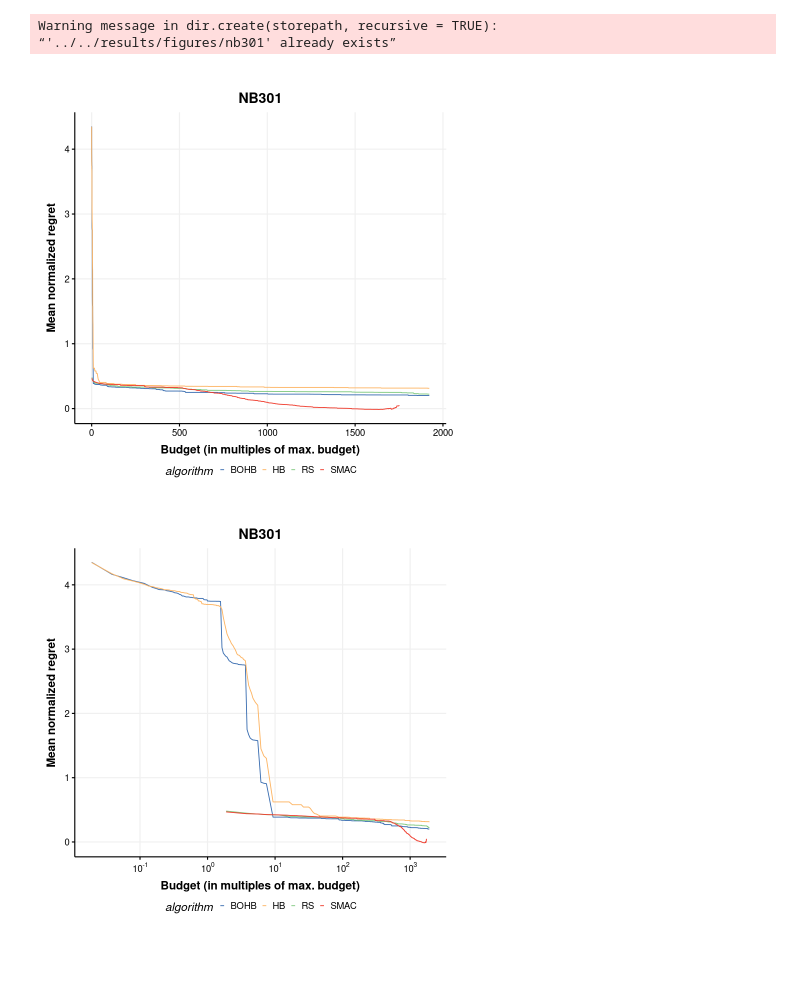
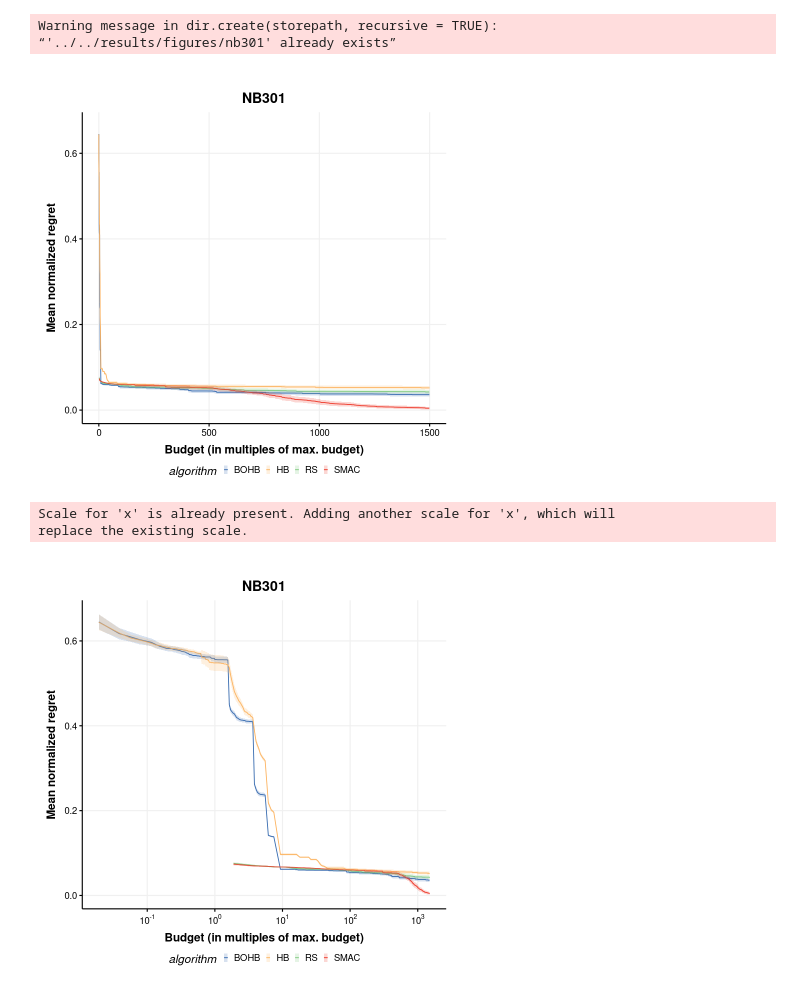
Before and after one commit to slds-lmu/paper_2021_benchmarking_special_issue, a Jupyter notebook: experiments/analysis/competitor_analysis.ipynb, the cells around one changed output. Drawn from its saved outputs; the diff is of its cells as text; code cells hidden in the pictures; blank space fills up the shorter version.

```diff
--- a/experiments/analysis/competitor_analysis.ipynb
+++ b/experiments/analysis/competitor_analysis.ipynb
@@ -261,7 +232,7 @@ df$performance = abs(df$performance)
 df$performance = df$performance * (-1)
 
 # Some additional computations for visualization
-minmax = df[algorithm == "randomsearch_full_budget", ][, .(y_min = min(performance), y_max = max(performance)), by = c("task")]
+minmax = df[, .(y_min = min(performance), y_max = max(performance)), by = c("task")]
 df = merge(df, minmax, all.x = TRUE, by = c("task"))
 df$regret = (df$performance - df$y_min) / (df$y_max - df$y_min)
 df[, regret_cummin := cummin(regret), by = c("job.id")]
@@ -284,13 +255,19 @@ Warning message in dir.create(storepath, recursive = TRUE):
 “'../../results/figures/nb301' already exists”
 # %%
 # Learning curves (only one task)
+dfa$lower = dfa$mean_nr - 2 * dfa$sd_nr / sqrt(dfa$n)
+dfa$upper = dfa$mean_nr + 2 * dfa$sd_nr / sqrt(dfa$n)
+dfa = dfa[budget_cum <= 1500 * 52, ]
+
 p = ggplot(data = dfa) + geom_line(aes(x = budget_cum / 52, y = mean_nr, colour = algorithm))
-p = p + scale_colour_Publication()
+p = p + geom_ribbon(aes(x = budget_cum / 52, ymin = lower, ymax = upper, fill = algorithm), alpha = 0.2)
+p = p + scale_colour_Publication() + scale_fill_Publication()
 p = p + xlab("Budget (in multiples of max. budget)") + ylab("Mean normalized regret")
+p = p + xlim(c(0, 1500))
 p = p + ggtitle(paste0("NB301"))
 p
 # %% [output]
-[figure, old version]
+[figure, new version]
 # %%
 ggsave(file.path(storepath, paste0("learning_curve.png")), p, width = 5, height = 4)
 # %%
@@ -298,4 +275,6 @@ p = p + scale_x_log10(breaks = trans_breaks("log10", function(x) 10^x), labels =
 p
 ggsave(file.path(storepath, paste0("learning_curve_log.png")), p, width = 5, height = 4)
 # %% [output]
+Scale for 'x' is already present. Adding another scale for 'x', which will
+replace the existing scale.
-[figure, old version]
+[figure, new version]
```
Also changed, not shown: parts of 27 cells of this notebook.
